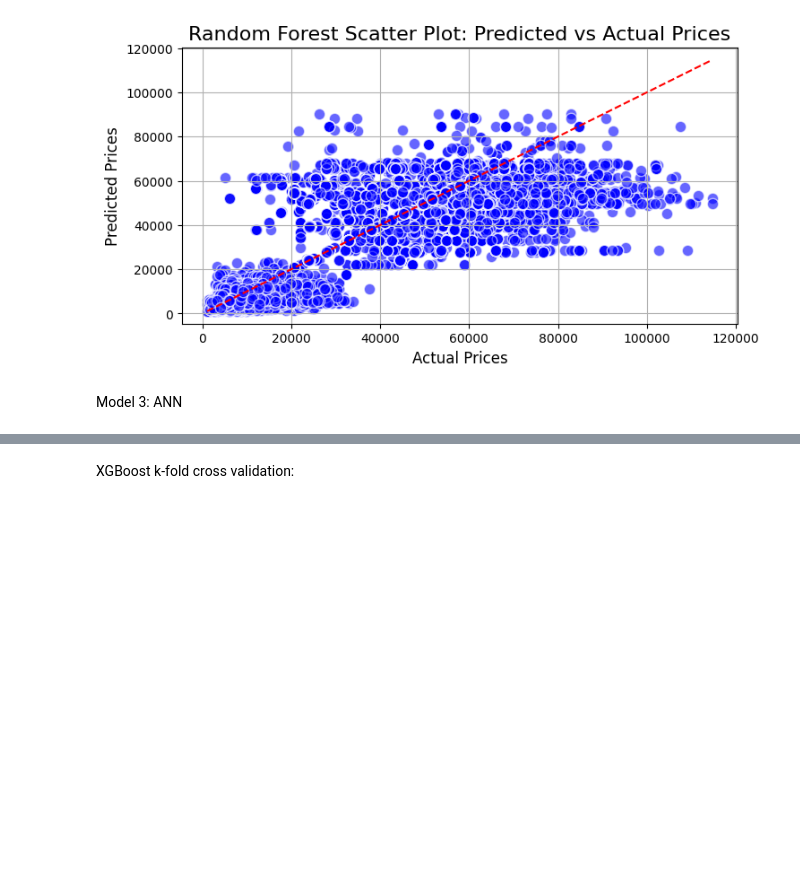
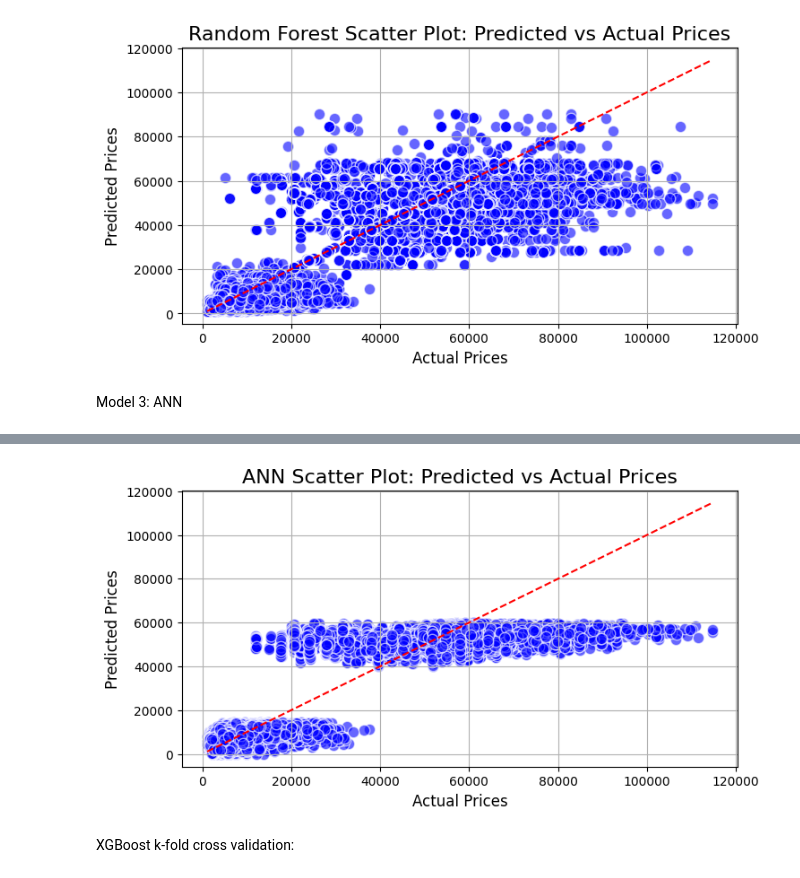
Before and after one commit to FatimaHubail/ML_Project, a Jupyter notebook: Project.ipynb, the cells around one changed output, grey strips where cells are left out. Saved outputs shown, nothing was run; the diff lists cells and outputs as text; code cells hidden in the pictures; blank space fills up the shorter version.

```diff
--- a/Project.ipynb
+++ b/Project.ipynb
@@ -342,8 +351,16 @@ ann_model.compile(optimizer="adam", loss="mean_squared_error", metrics=["mae"])
 # Fit the model
 ann_model.fit(X_train, y_train, epochs=10, batch_size=32, verbose=1)
 
+ann_pred = ann_model.predict(X_test)
+
 # Evaluate the model on the test set
-ann_accuracy = ann_model.evaluate(X_test, y_test, verbose=0)[1]
-print(f"ANN Mean Absolute Error: {ann_accuracy:.4f}")
+ann_mae = ann_model.evaluate(X_test, y_test, verbose=0)[1]
+ann_rmse = np.sqrt(mean_squared_error(y_test, ann_pred))
+ann_r2 = r2_score(y_test, random_pred)
+
+print("**ANN Model Performance Evaluation**\n")
+print(f"-MAE (Mean Absolute Error): {ann_mae:.4f}")
+print(f"-RMSE (Root Mean Squared Error): {ann_rmse:.4f}")
+print(f"-R² (R-Squared): {ann_r2:.4f}")
 # %% [output]
 Epoch 1/10
@@ -354,3 +384,18 @@ KeyboardInterrupt:
+# %%
+plt.figure(figsize=(8,4))
+plt.scatter(y_test, ann_pred, color = 'blue', alpha=0.6, edgecolors='w', s=80)
+plt.plot([y_test.min(), y_test.max()], [y_test.min(), y_test.max()], color='red', linestyle='--')
+
+# Labeling the axes
+plt.title("ANN Scatter Plot: Predicted vs Actual Prices", fontsize=16)
+plt.xlabel("Actual Prices", fontsize=12)
+plt.ylabel("Predicted Prices", fontsize=12)
+
+# Show the plot
+plt.grid(True)
+plt.show()
+# %% [output]
+[figure, added]
 # %% [markdown]
 XGBoost k-fold cross validation:
 # %%
```
Also changed, not shown: parts of 8 cells of this notebook.
